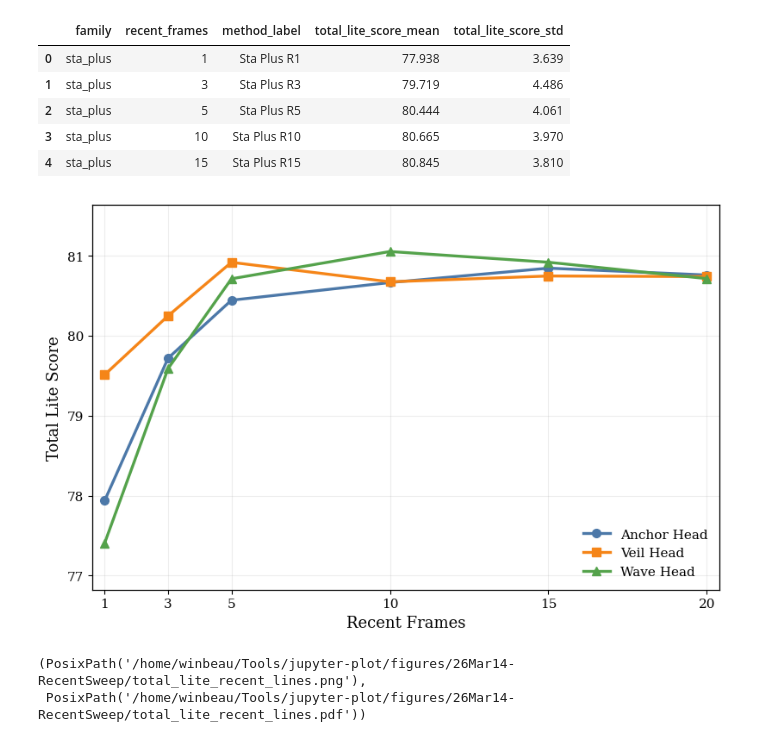
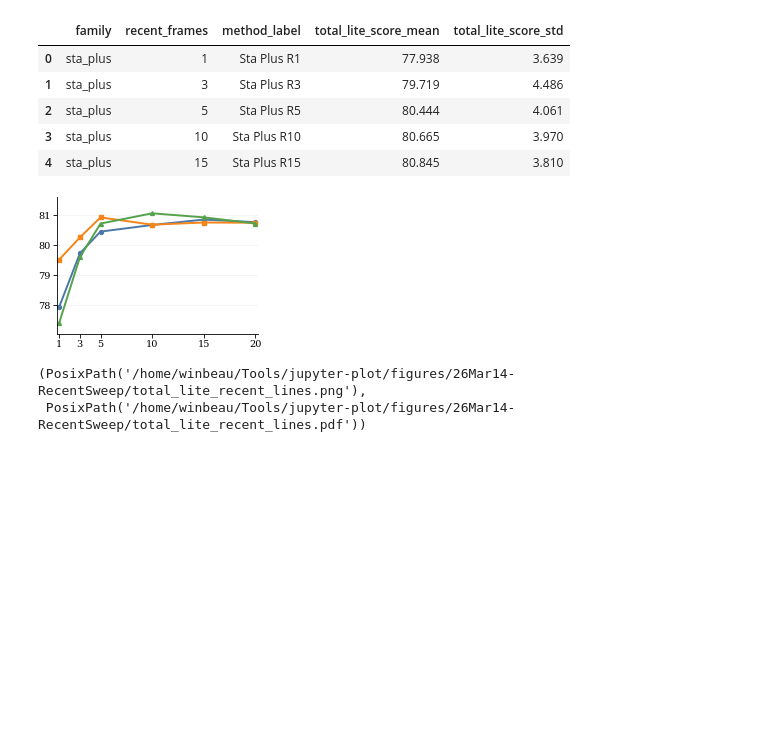
Before and after one commit to winbeau/jupyter-plot, a Jupyter notebook: notebooks/26Mar14-RecentSweep/total_lite_recent_lines.ipynb, the cells around one changed output. Cells and saved outputs as stored; diff of their text form; code cells hidden in the pictures; blank space fills up the shorter version.

Commit message:
update recent sweep line figures

```diff
--- a/notebooks/26Mar14-RecentSweep/total_lite_recent_lines.ipynb
+++ b/notebooks/26Mar14-RecentSweep/total_lite_recent_lines.ipynb
@@ -130,45 +148,46 @@ def plot_total_lite_recent_lines(
     """Render the Total Lite Score line chart for all three method families."""
     df = load_recent_curves(csv_path)
     fig, ax = plt.subplots(figsize=FIGSIZE)
+    ax.spines["top"].set_visible(False)
+    ax.spines["right"].set_visible(False)
+    ax.spines["left"].set_linewidth(AXIS_LINE_WIDTH)
+    ax.spines["bottom"].set_linewidth(AXIS_LINE_WIDTH)
+    ax.set_axisbelow(True)
 
     for family in FAMILY_ORDER:
         subset = df[df["family"] == family]
-        ax.plot(
+        (line,) = ax.plot(
             subset["recent_frames"],
             subset["total_lite_score_mean"],
-            label=FAMILY_LABELS[family],
             color=FAMILY_COLORS[family],
             marker=FAMILY_MARKERS[family],
             linewidth=LINE_WIDTH,
             markersize=MARKER_SIZE,
         )
-
     score_min = float(df["total_lite_score_mean"].min())
     score_max = float(df["total_lite_score_mean"].max())
     score_span = score_max - score_min
     y_pad = max(Y_PAD_MIN, score_span * Y_PAD_SCALE)
 
-    ax.set_xlim(min(df["recent_frames"]) - 0.4, max(df["recent_frames"]) + 0.4)
+    ax.set_xlim(min(df["recent_frames"]) - 0.25, max(df["recent_frames"]) + 0.25)
     ax.set_xticks(sorted(df["recent_frames"].unique()))
-    ax.set_ylim(score_min - y_pad, score_max + y_pad)
-    ax.set_xlabel(X_AXIS_LABEL)
-    ax.set_ylabel(Y_AXIS_LABEL)
+    ax.set_ylim(score_min - y_pad, 81.6)
     ax.set_title(PLOT_TITLE)
-    ax.grid(alpha=GRID_ALPHA)
-    ax.legend(frameon=False)
+    ax.grid(axis="y", alpha=GRID_ALPHA)
+    ax.tick_params(direction="out", width=AXIS_LINE_WIDTH)
+    fig.tight_layout(pad=0)
 
     png_output = Path(png_output_path)
     pdf_output = Path(pdf_output_path)
-    plt.savefig(png_output, dpi=PNG_DPI, bbox_inches=SAVEFIG_BBOX)
-    plt.savefig(pdf_output, dpi=PDF_DPI, bbox_inches=SAVEFIG_BBOX)
+    fig.savefig(png_output, dpi=PNG_DPI, bbox_inches=SAVEFIG_BBOX, pad_inches=0)
+    fig.savefig(pdf_output, dpi=PDF_DPI, bbox_inches=SAVEFIG_BBOX, pad_inches=0)
     if "get_ipython" in globals() and get_ipython() is not None:
         display(fig)
     plt.close(fig)
     return png_output, pdf_output
 
-
 plot_total_lite_recent_lines(CSV_PATH, PNG_OUTPUT_PATH, PDF_OUTPUT_PATH)
 # %% [output]
-[figure, old version]
+[figure, new version]
 (PosixPath('/home/winbeau/Tools/jupyter-plot/figures/26Mar14-RecentSweep/total_lite_recent_lines.png'),
  PosixPath('/home/winbeau/Tools/jupyter-plot/figures/26Mar14-RecentSweep/total_lite_recent_lines.pdf'))
```
Also changed, not shown: parts of 3 cells of this notebook, 4 other files.
